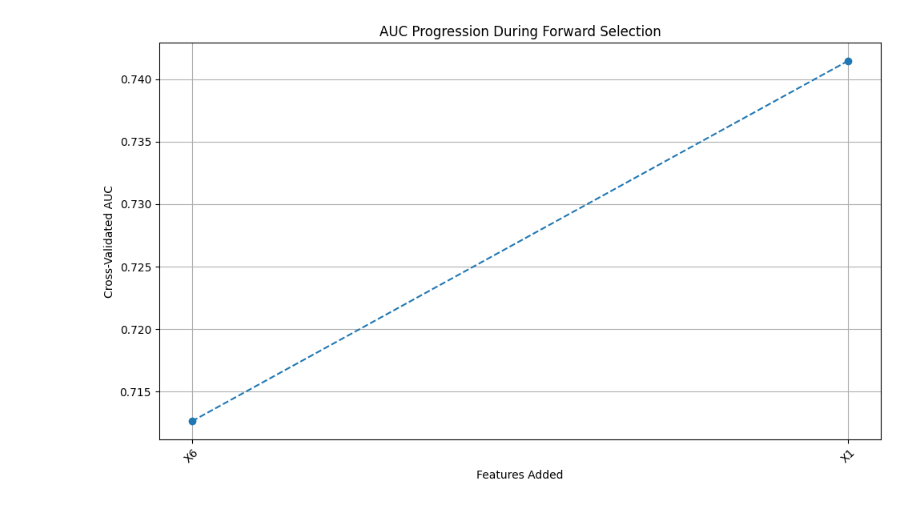
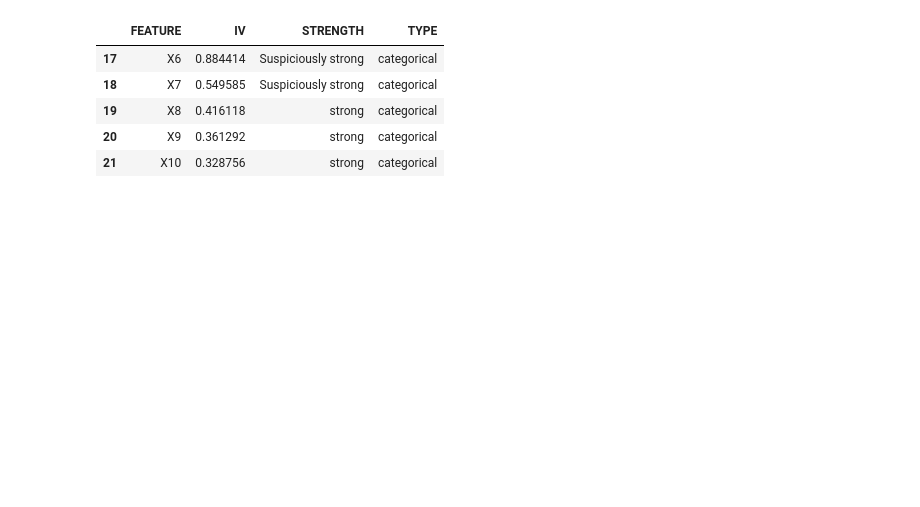
Before and after one commit to engebandeira/feature_selection_methods, a Jupyter notebook: notebooks/2. information_value_method.ipynb, the cells around one changed output. Drawn from its saved outputs; the diff is of its cells as text; code cells hidden in the pictures; blank space fills up the shorter version.

```diff
--- a/notebooks/2. information_value_method.ipynb
+++ b/notebooks/2. information_value_method.ipynb
@@ -44,9 +44,11 @@ with open(CAT_VARS_PATH,'rb') as f:
     cat_vars = pickle.load(f)
 # %%
 iv_table    = calculate_iv(df_train,num_vars,cat_vars,target_vars[0])
-mi_table    = classification_mutual_information(df_train,num_vars,cat_vars,target_vars)
-chi2_table  = chi2_dependence(df_train,num_vars,cat_vars,target_vars[0])
-testt_table = testt_mann_whitney(df_train,num_vars,target_vars[0],alpha=0.05)
-selected_features,auc_history = forward_selection_rf_auc(df_train,[*num_vars,*cat_vars],'Y',verbose=False)
+iv_table.head()
 # %% [output]
-[figure, removed]
+|  | FEATURE | IV | STRENGTH | TYPE |
+| 17 | X6 | 0.884414 | Suspiciously strong | categorical |
+| 18 | X7 | 0.549585 | Suspiciously strong | categorical |
+| 19 | X8 | 0.416118 | strong | categorical |
+| 20 | X9 | 0.361292 | strong | categorical |
+| 21 | X10 | 0.328756 | strong | categorical |
```
Also changed, not shown: parts of 6 cells of this notebook.
